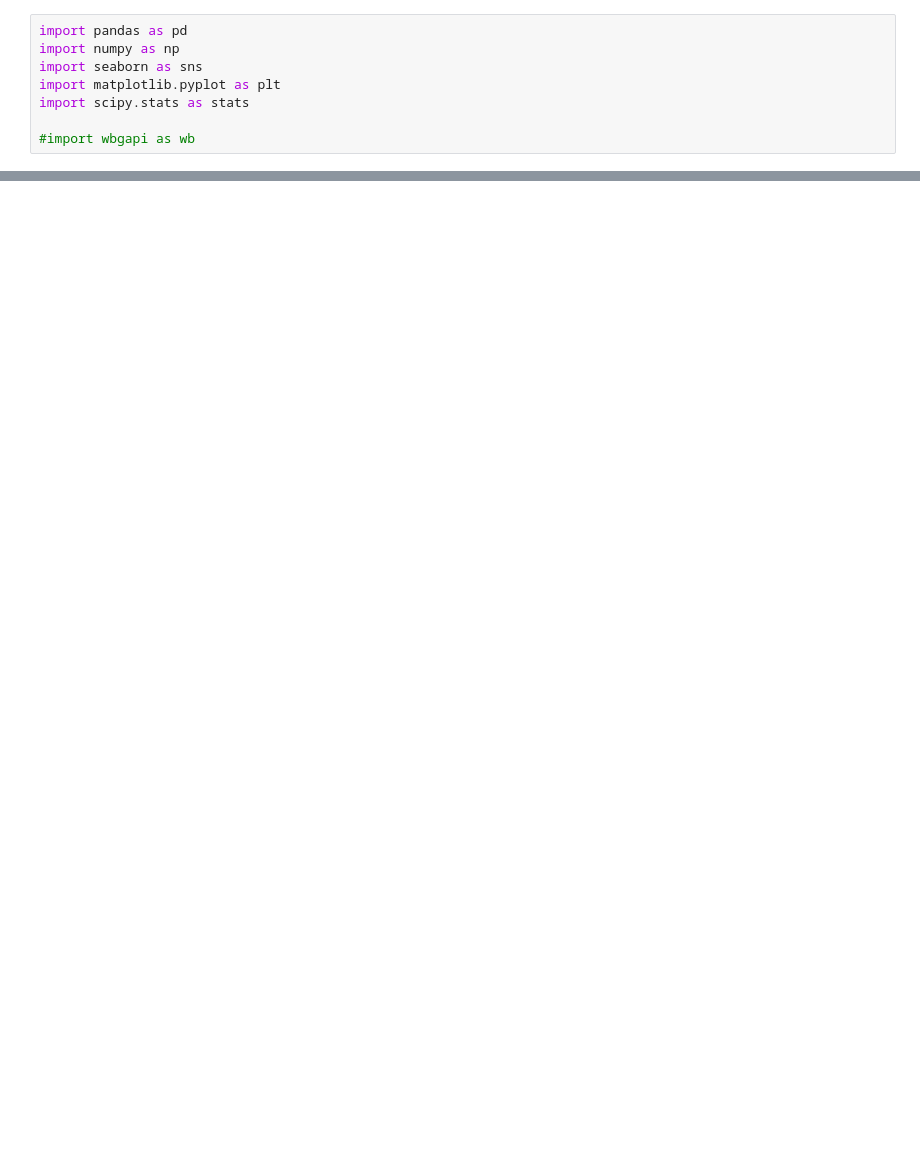
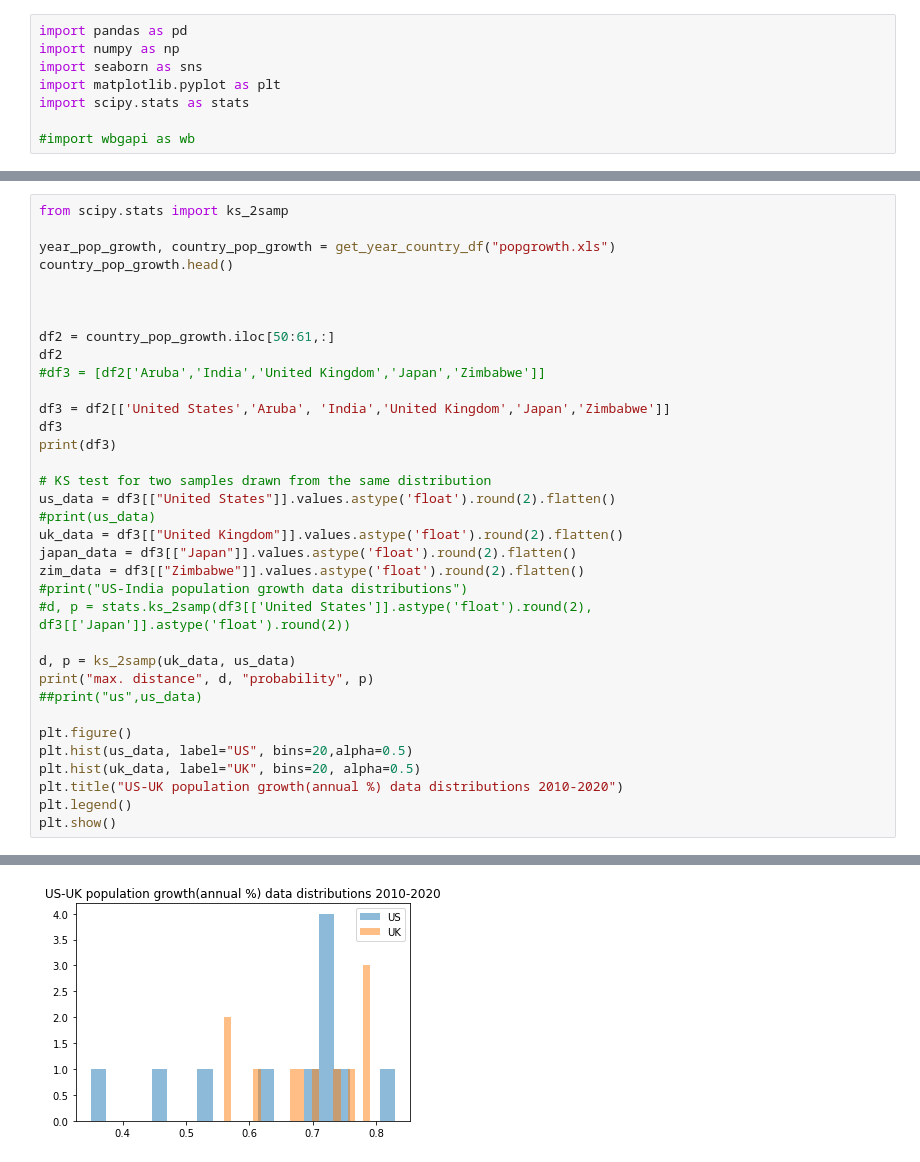
Before and after one commit to SarithaSundaresan/assignment2, a Jupyter notebook: assignment2.ipynb, the cells around one changed output, grey strips where cells are left out. Saved outputs shown, nothing was run; the diff lists cells and outputs as text; blank space fills up the shorter version.

```diff
--- a/assignment2.ipynb
+++ b/assignment2.ipynb
@@ -294,0 +305,36 @@ Energy use vs. co2 emission coefficient- UK 2009-2013 0.8999999999999998 probabi
+# %%
+from scipy.stats import ks_2samp
+
+year_pop_growth, country_pop_growth = get_year_country_df("popgrowth.xls")
+country_pop_growth.head()
+
+
+
+df2 = country_pop_growth.iloc[50:61,:]
+df2
+#df3 = [df2['Aruba','India','United Kingdom','Japan','Zimbabwe']]
+
+df3 = df2[['United States','Aruba', 'India','United Kingdom','Japan','Zimbabwe']]
+df3
+print(df3)
+
+# KS test for two samples drawn from the same distribution
+us_data = df3[["United States"]].values.astype('float').round(2).flatten()
+#print(us_data)
+uk_data = df3[["United Kingdom"]].values.astype('float').round(2).flatten()
+japan_data = df3[["Japan"]].values.astype('float').round(2).flatten()
+zim_data = df3[["Zimbabwe"]].values.astype('float').round(2).flatten()
+#print("US-India population growth data distributions")
+#d, p = stats.ks_2samp(df3[['United States']].astype('float').round(2), df3[['Japan']].astype('float').round(2))
+
+d, p = ks_2samp(uk_data, us_data)
+print("max. distance", d, "probability", p)
+##print("us",us_data)
+
+plt.figure()
+plt.hist(us_data, label="US", bins=20,alpha=0.5)
+plt.hist(uk_data, label="UK", bins=20, alpha=0.5)
+plt.title("US-UK population growth(annual %) data distributions 2010-2020")
+plt.legend()
+plt.show()
+# %% [output]
@@ -294,0 +358 @@ Energy use vs. co2 emission coefficient- UK 2009-2013 0.8999999999999998 probabi
+[figure, added]
```
Also changed, not shown: parts of 6 cells of this notebook, 1 other file.
